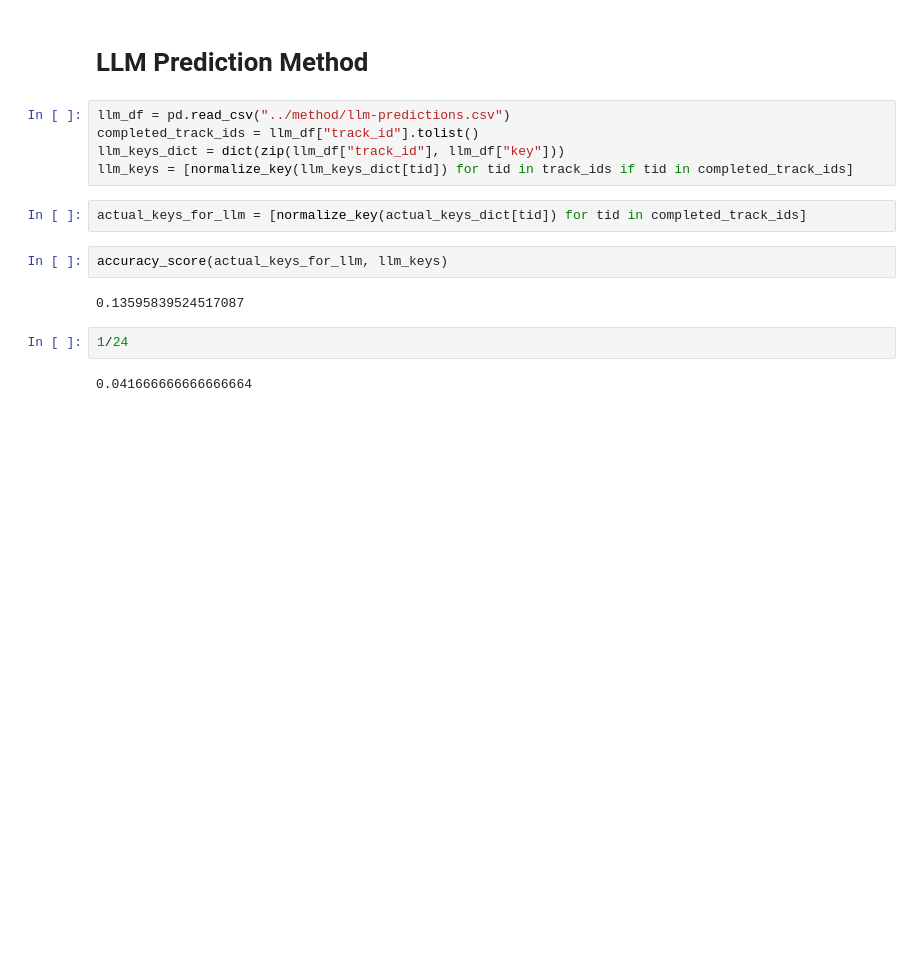
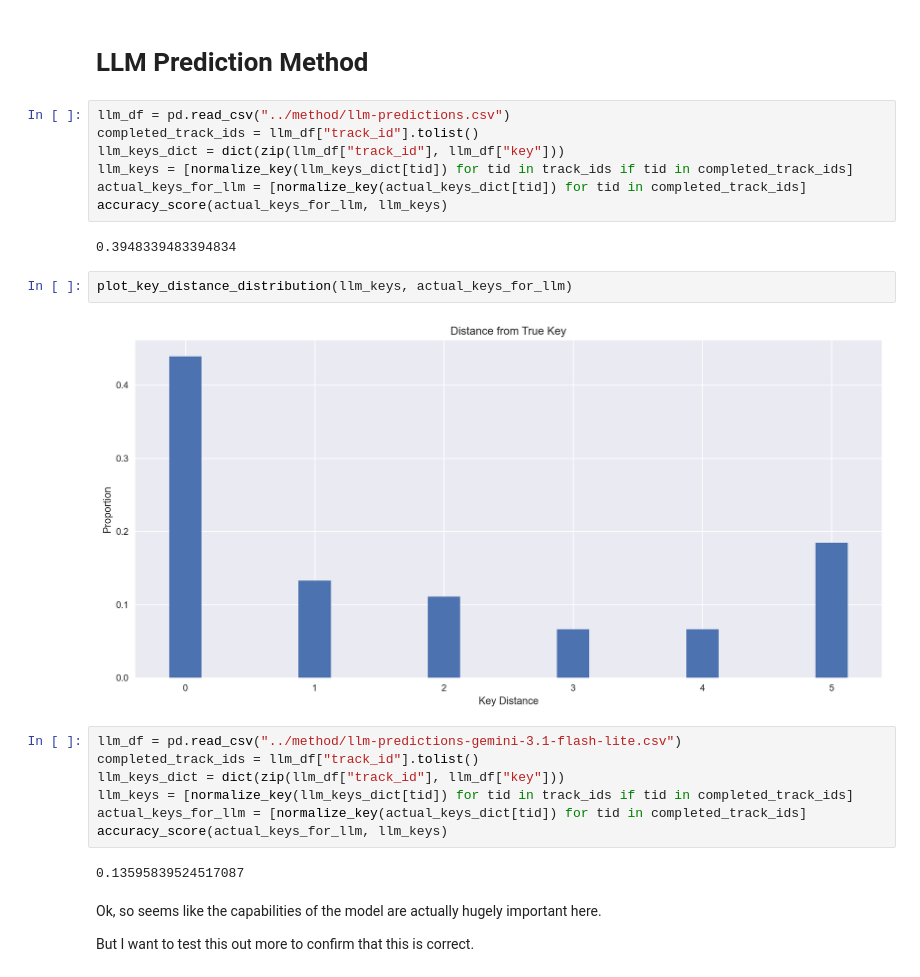
Before and after one commit to jeffgord/llm-key-estimation, a Jupyter notebook: evaluation/eval.ipynb, the cells around one changed output. Drawn from its saved outputs; the diff is of its cells as text; blank space fills up the shorter version.

```diff
--- a/evaluation/eval.ipynb
+++ b/evaluation/eval.ipynb
@@ -162,18 +162,29 @@ plot_key_distance_distribution(allconv_keys, actual_keys)
 [figure]
 # %% [markdown]
 # LLM Prediction Method
-# %%
-llm_df = pd.read_csv("../method/llm-predictions.csv")
-completed_track_ids = llm_df["track_id"].tolist()
-llm_keys_dict = dict(zip(llm_df["track_id"], llm_df["key"]))
-llm_keys = [normalize_key(llm_keys_dict[tid]) for tid in track_ids if tid in completed_track_ids]
-# %%
-actual_keys_for_llm = [normalize_key(actual_keys_dict[tid]) for tid in completed_track_ids]
 # %%
+llm_df = pd.read_csv("../method/llm-predictions.csv")
+completed_track_ids = llm_df["track_id"].tolist()
+llm_keys_dict = dict(zip(llm_df["track_id"], llm_df["key"]))
+llm_keys = [normalize_key(llm_keys_dict[tid]) for tid in track_ids if tid in completed_track_ids]
+actual_keys_for_llm = [normalize_key(actual_keys_dict[tid]) for tid in completed_track_ids]
 accuracy_score(actual_keys_for_llm, llm_keys)
 # %% [output]
-0.13595839524517087
+0.3948339483394834
+# %%
+plot_key_distance_distribution(llm_keys, actual_keys_for_llm)
+# %% [output]
+[figure, added]
 # %%
-1/24
+llm_df = pd.read_csv("../method/llm-predictions-gemini-3.1-flash-lite.csv")
+completed_track_ids = llm_df["track_id"].tolist()
+llm_keys_dict = dict(zip(llm_df["track_id"], llm_df["key"]))
+llm_keys = [normalize_key(llm_keys_dict[tid]) for tid in track_ids if tid in completed_track_ids]
+actual_keys_for_llm = [normalize_key(actual_keys_dict[tid]) for tid in completed_track_ids]
+accuracy_score(actual_keys_for_llm, llm_keys)
 # %% [output]
-0.041666666666666664
+0.13595839524517087
+# %% [markdown]
+Ok, so seems like the capabilities of the model are actually hugely important here.
+
+But I want to test this out more to confirm that this is correct.
```
Also changed, not shown: 6 other files.
